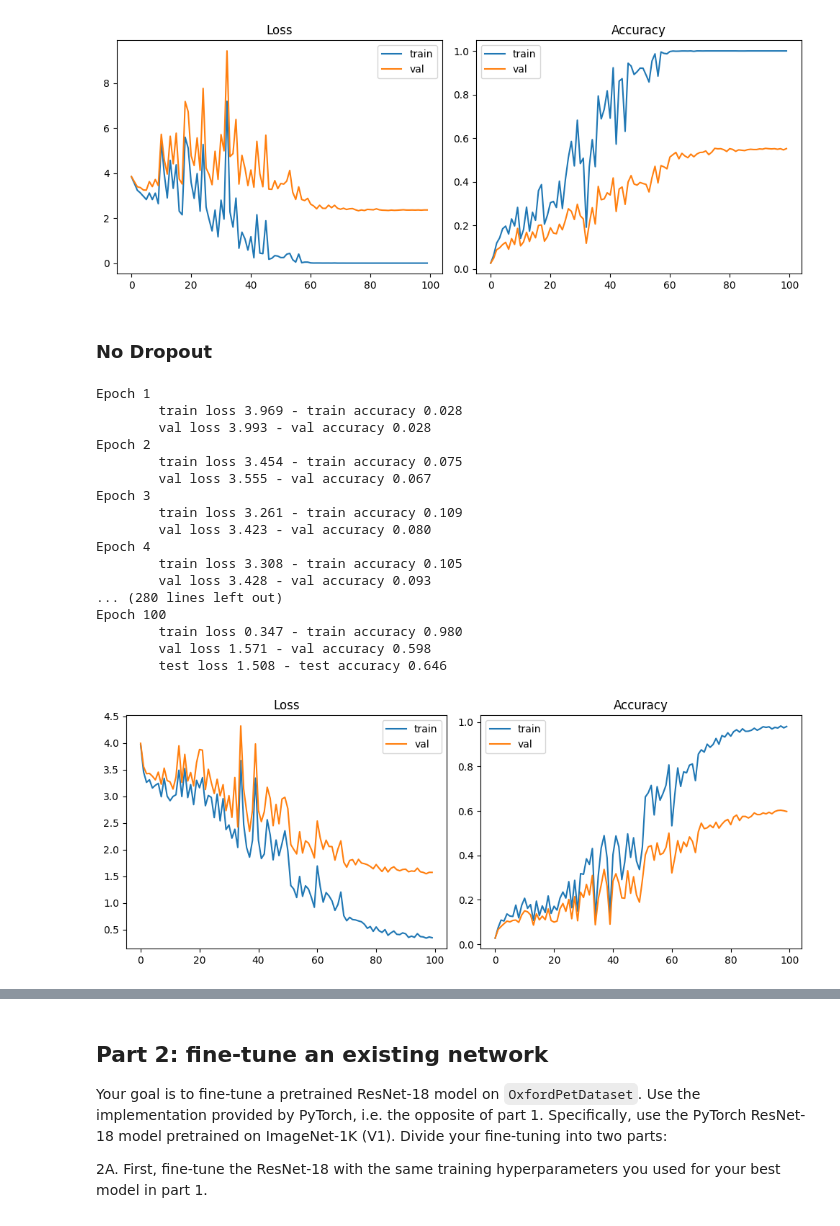
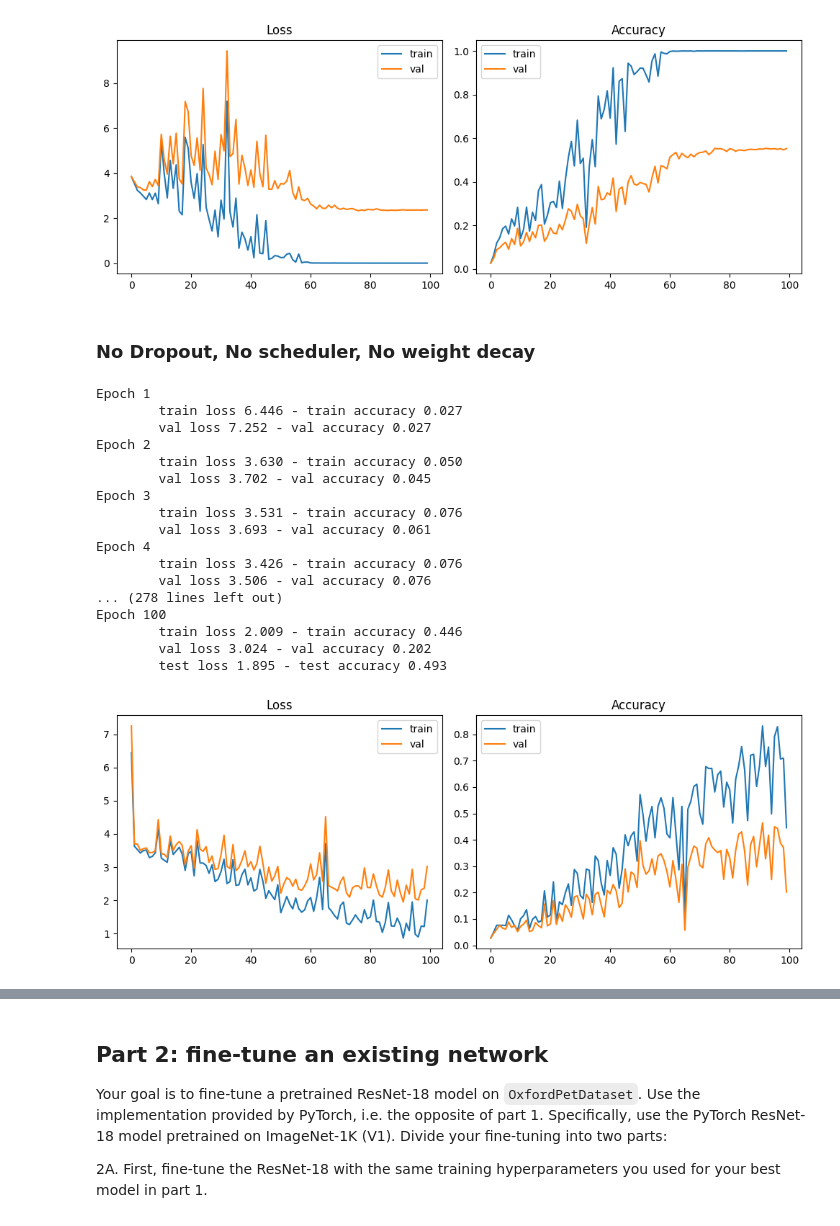
Before and after one commit to lucazini03/IPCV, a Jupyter notebook: assignment_module_two.ipynb, the cells around one changed output, grey strips where cells are left out. Drawn from its saved outputs; the diff is of its cells as text; code cells hidden in the pictures.

```diff
--- a/assignment_module_two.ipynb
+++ b/assignment_module_two.ipynb
@@ -662 +542,4 @@ plot_history(history_A)
+# %%
+#we create a dictionary to store the performance metrics which we'll plot at the end
+models_performance = {}
 # %% [markdown]
@@ -825,6 +723,12 @@ Epoch 100
         val loss 1.624 - val accuracy 0.564
 # %%
 test_loss, test_accuracy = trainer_C.eval("test")
+
+models_performance['model_C'] = {
+    'test_accuracy': test_accuracy,
+    'flag': 'architecture',
+    'label': 'Shallow ResNet'
+}
 # %% [output]
         test loss 1.535 - test accuracy 0.607
 # %% [markdown]
@@ -968,7 +887,7 @@ Epoch 100
 #MODEL F: Bottleneck
 # --- Model ---
 
-model_F = ResNet(cfg_F['block_type'],
+model_F = CNN(cfg_F['block_type'],
              cfg_F['block_depths'],
              cfg_F['num_classes'],
              cfg_F['input_channels'],
@@ -982,12 +901,20 @@ trainer_F = Trainer(
     device=device,
     num_classes=n_classes,
     cfg=cfg_F,
-    verbose=True
+    verbose=True,
+    model_file_name='model_F'
 )
 
 trainer_F.train()
 
 test_loss, test_accuracy = trainer_F.eval("test")
+
+models_performance['model_F'] = {
+    'test_accuracy': test_accuracy,
+    'flag': 'architecture',
+    'label': 'Bottleneck ResNet'
+}
+
 
 history_F = {
     "train_loss":trainer_F.train_loss,
@@ -1048,7 +977,7 @@ train_dl_G, val_dl_G, test_dl_G = get_datasets(train_transformer_G,
 # %%
 # --- Model ---
 
-model_G = ResNet(cfg_G['block_type'],
+model_G = CNN(cfg_G['block_type'],
              cfg_G['block_depths'],
              cfg_G['num_classes'],
              cfg_G['input_channels'],
@@ -1062,12 +991,20 @@ trainer_G = Trainer(
     device=device,
     num_classes=n_classes,
     cfg=cfg_G,
-    verbose=True
+    verbose=True,
+    model_file_name='model_G'
 )
 
 trainer_G.train()
 
 test_loss, test_accuracy = trainer_G.eval("test")
+
+models_performance['model_G'] = {
+    'test_accuracy': test_accuracy,
+    'flag': 'recipes',
+    'label': 'No data augmentation'
+}
+
 
 history_G = {
     "train_loss":trainer_G.train_loss,
@@ -1097,7 +1034,7 @@ Epoch 100
         test loss 2.236 - test accuracy 0.577
 [figure]
 # %% [markdown]
-### No Dropout
+### No Dropout, No scheduler, No weight decay
 # %%
 # --- Fixed params ---
 
@@ -1110,6 +1047,7 @@ cfg_H = cfg_B
 
 cfg_H['dropout'] = 0
 cfg_H['wd'] = 0.0
+cfg_H['scheduler']= False
 
 # --- DataLoaders ---
 train_dl_H = train_dl_B
@@ -1119,51 +1057,58 @@ test_dl_H = test_dl_B
 #MODEL H: our best model but without dropout
 # --- Model ---
 
-model_H = ResNet(cfg_H['block_type'],
+model_H = CNN(cfg_H['block_type'],
              cfg_H['block_depths'],
              cfg_H['num_classes'],
              cfg_H['input_channels'],
              cfg_H['dropout'])
 
 trainer_H = Trainer(
     model=model_H,
     train_loader=train_dl_H,
     val_loader=val_dl_H,
     test_loader=test_dl_H,
     device=device,
     num_classes=n_classes,
     cfg=cfg_H,
-    verbose=True
+    verbose=True,
+    model_file_name='model_H'
 )
 
 trainer_H.train()
 
 test_loss, test_accuracy = trainer_H.eval("test")
+
+models_performance['model_H'] = {
+    'test_accuracy': test_accuracy,
+    'flag': 'recipes',
+    'label': 'No dropout, no scheduler, no weight decay'
+}
 
 history_H = {
     "train_loss":trainer_H.train_loss,
     "train_acc":trainer_H.train_acc,
     "val_loss":trainer_H.val_loss,
     "val_acc":trainer_H.val_acc
 }
 
 plot_history(history_H)
 # %% [output]
 Epoch 1
-        train loss 3.969 - train accuracy 0.028
-        val loss 3.993 - val accuracy 0.028
+        train loss 6.446 - train accuracy 0.027
+        val loss 7.252 - val accuracy 0.027
 Epoch 2
-        train loss 3.454 - train accuracy 0.075
-        val loss 3.555 - val accuracy 0.067
+        train loss 3.630 - train accuracy 0.050
+        val loss 3.702 - val accuracy 0.045
 Epoch 3
-        train loss 3.261 - train accuracy 0.109
-        val loss 3.423 - val accuracy 0.080
+        train loss 3.531 - train accuracy 0.076
+        val loss 3.693 - val accuracy 0.061
 Epoch 4
-        train loss 3.308 - train accuracy 0.105
-        val loss 3.428 - val accuracy 0.093
-... (280 lines left out)
+        train loss 3.426 - train accuracy 0.076
+        val loss 3.506 - val accuracy 0.076
+... (278 lines left out)
 Epoch 100
-        train loss 0.347 - train accuracy 0.980
-        val loss 1.571 - val accuracy 0.598
-        test loss 1.508 - test accuracy 0.646
+        train loss 2.009 - train accuracy 0.446
+        val loss 3.024 - val accuracy 0.202
+        test loss 1.895 - test accuracy 0.493
-[figure, old version]
+[figure, new version]
```
Also changed, not shown: parts of 19 cells of this notebook.
